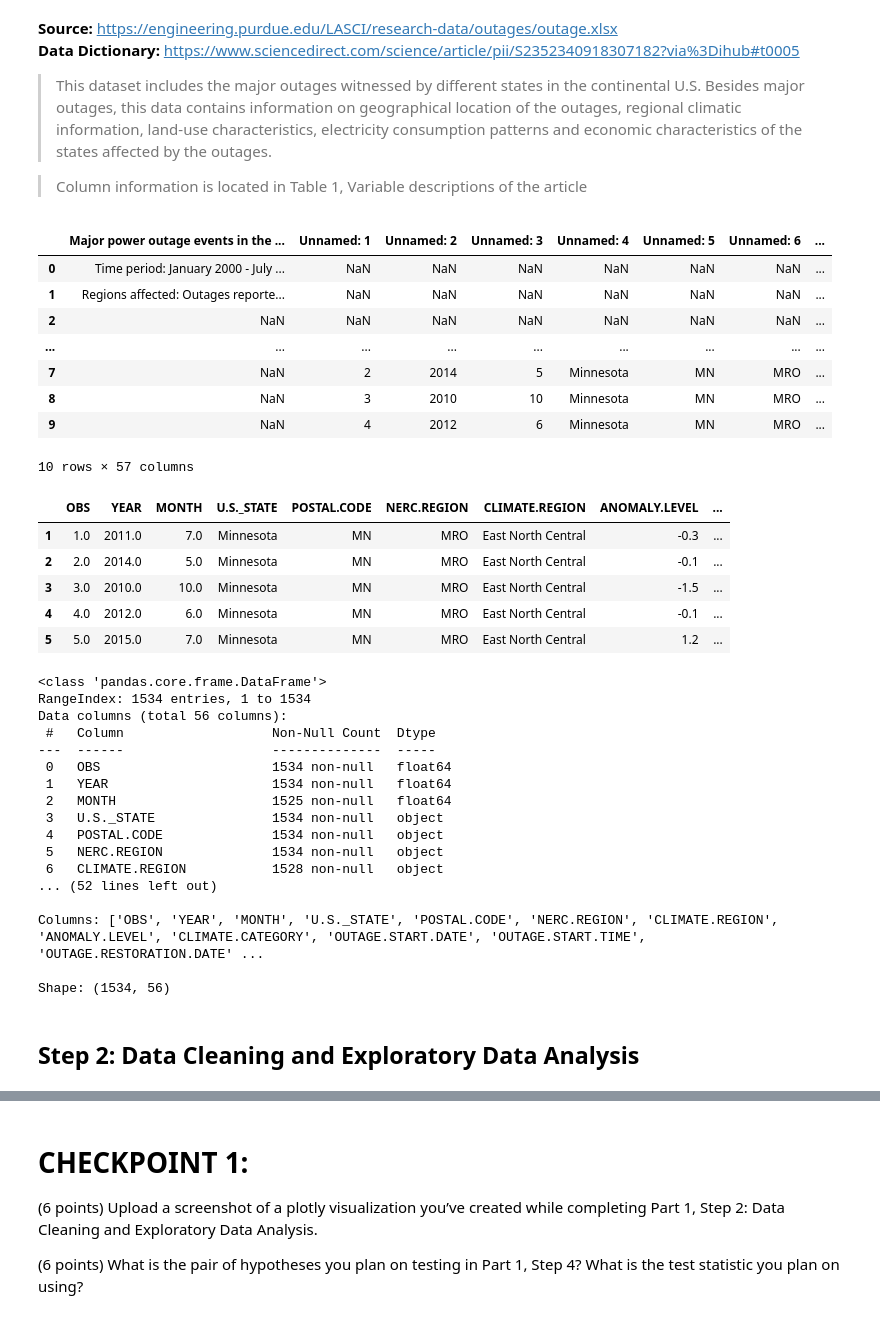
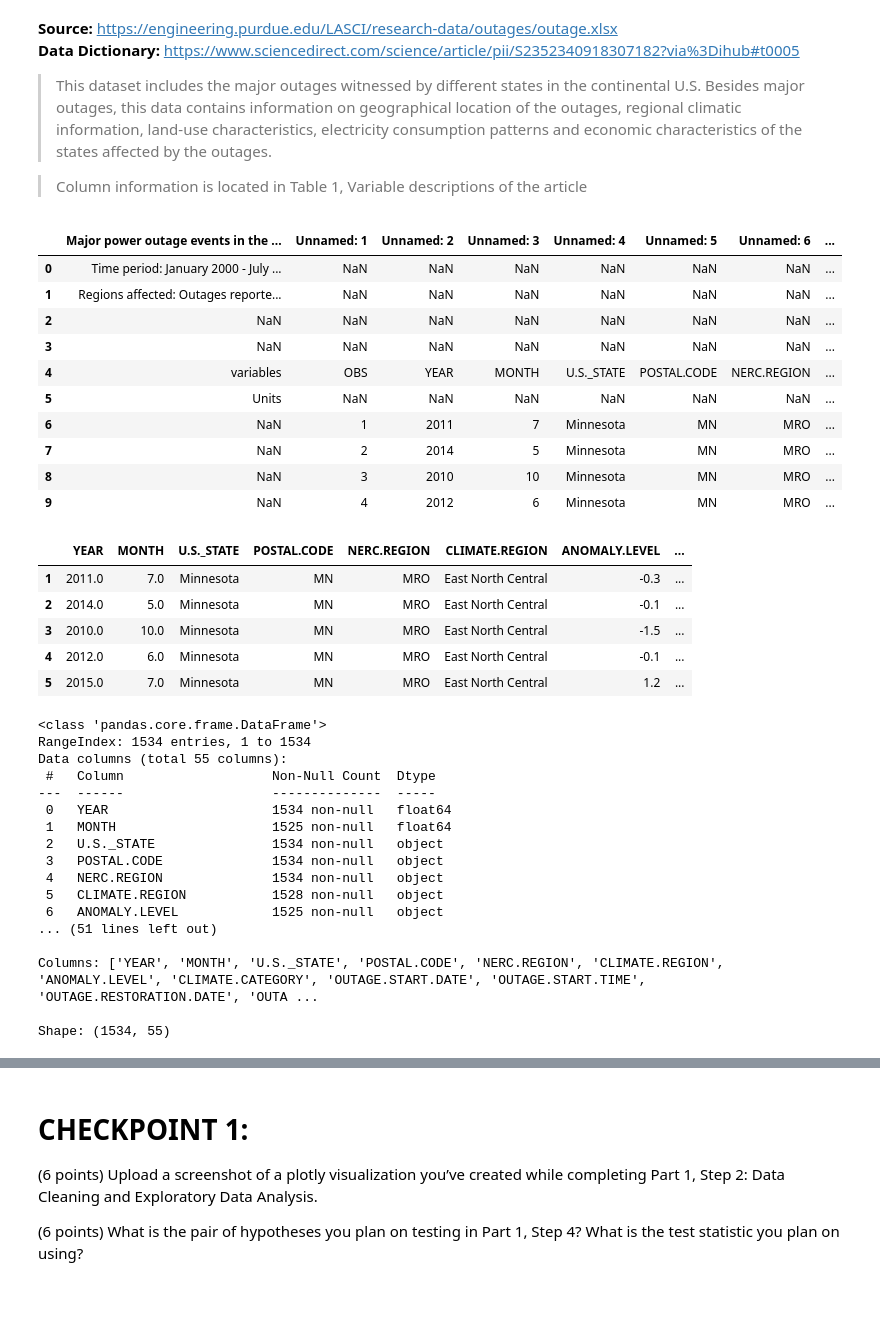
Before and after one commit to k-phantastic/US-Power-Outage-Analysis, a Jupyter notebook: checkpoint1.ipynb, the cells around one changed output, grey strips where cells are left out. Cells and saved outputs as stored; diff of their text form; code cells hidden in the pictures.

Commit message:
Early cleaning pipeline + quick & dirty EDA

```diff
--- a/checkpoint1.ipynb
+++ b/checkpoint1.ipynb
@@ -14,5 +14,6 @@ pd.options.plotting.backend = 'plotly'
 
 from utils import *
 
-# For widescreen display
+# For widescreen display, overrides utils.py settings
 pd.set_option('display.max_columns', None)
+pd.set_option("display.max_rows", None)
@@ -31,7 +34,7 @@ pd.set_option('display.max_columns', None)
 
 > Column information is located in Table 1, Variable descriptions of the article
 # %%
-# Load the dataset
+# Load the raw dataset
 file_path = 'data/outage.xlsx'
 
 raw_df = pd.read_excel(file_path)
@@ -41,25 +44,27 @@ raw_df.head(10)
 | 0 | Time period: January 2000 - July ... | NaN | NaN | NaN | NaN | NaN | NaN | ... |
 | 1 | Regions affected: Outages reporte... | NaN | NaN | NaN | NaN | NaN | NaN | ... |
 | 2 | NaN | NaN | NaN | NaN | NaN | NaN | NaN | ... |
-| ... | ... | ... | ... | ... | ... | ... | ... | ... |
+| 3 | NaN | NaN | NaN | NaN | NaN | NaN | NaN | ... |
+| 4 | variables | OBS | YEAR | MONTH | U.S._STATE | POSTAL.CODE | NERC.REGION | ... |
+| 5 | Units | NaN | NaN | NaN | NaN | NaN | NaN | ... |
+| 6 | NaN | 1 | 2011 | 7 | Minnesota | MN | MRO | ... |
 | 7 | NaN | 2 | 2014 | 5 | Minnesota | MN | MRO | ... |
 | 8 | NaN | 3 | 2010 | 10 | Minnesota | MN | MRO | ... |
 | 9 | NaN | 4 | 2012 | 6 | Minnesota | MN | MRO | ... |
-10 rows × 57 columns
 # %%
-# Initial file has the header in row 5, with first column being blank
-df = pd.read_excel(file_path, header=5, usecols=range(1, 57))
+# Initial file has the header in row 5, with first column being blank and second column being index
+df = pd.read_excel(file_path, header=5, usecols=range(2, 57), )
 
 # Skip the units row
 df = df.drop(index=0)
 df.head()
 # %% [output]
-|  | OBS | YEAR | MONTH | U.S._STATE | POSTAL.CODE | NERC.REGION | CLIMATE.REGION | ANOMALY.LEVEL | ... |
-| 1 | 1.0 | 2011.0 | 7.0 | Minnesota | MN | MRO | East North Central | -0.3 | ... |
-| 2 | 2.0 | 2014.0 | 5.0 | Minnesota | MN | MRO | East North Central | -0.1 | ... |
-| 3 | 3.0 | 2010.0 | 10.0 | Minnesota | MN | MRO | East North Central | -1.5 | ... |
-| 4 | 4.0 | 2012.0 | 6.0 | Minnesota | MN | MRO | East North Central | -0.1 | ... |
-| 5 | 5.0 | 2015.0 | 7.0 | Minnesota | MN | MRO | East North Central | 1.2 | ... |
+|  | YEAR | MONTH | U.S._STATE | POSTAL.CODE | NERC.REGION | CLIMATE.REGION | ANOMALY.LEVEL | ... |
+| 1 | 2011.0 | 7.0 | Minnesota | MN | MRO | East North Central | -0.3 | ... |
+| 2 | 2014.0 | 5.0 | Minnesota | MN | MRO | East North Central | -0.1 | ... |
+| 3 | 2010.0 | 10.0 | Minnesota | MN | MRO | East North Central | -1.5 | ... |
+| 4 | 2012.0 | 6.0 | Minnesota | MN | MRO | East North Central | -0.1 | ... |
+| 5 | 2015.0 | 7.0 | Minnesota | MN | MRO | East North Central | 1.2 | ... |
 # %%
 # DataFrame info
 print(df.info())
@@ -68,20 +73,18 @@ print(f"\nShape: {df.shape}")
 # %% [output]
 <class 'pandas.core.frame.DataFrame'>
 RangeIndex: 1534 entries, 1 to 1534
-Data columns (total 56 columns):
+Data columns (total 55 columns):
  #   Column                   Non-Null Count  Dtype
 ---  ------                   --------------  -----
- 0   OBS                      1534 non-null   float64
- 1   YEAR                     1534 non-null   float64
- 2   MONTH                    1525 non-null   float64
- 3   U.S._STATE               1534 non-null   object
- 4   POSTAL.CODE              1534 non-null   object
- 5   NERC.REGION              1534 non-null   object
- 6   CLIMATE.REGION           1528 non-null   object
-... (52 lines left out)
+ 0   YEAR                     1534 non-null   float64
+ 1   MONTH                    1525 non-null   float64
+ 2   U.S._STATE               1534 non-null   object
+ 3   POSTAL.CODE              1534 non-null   object
+ 4   NERC.REGION              1534 non-null   object
+ 5   CLIMATE.REGION           1528 non-null   object
+ 6   ANOMALY.LEVEL            1525 non-null   object
+... (51 lines left out)
 
-Columns: ['OBS', 'YEAR', 'MONTH', 'U.S._STATE', 'POSTAL.CODE', 'NERC.REGION', 'CLIMATE.REGION', 'ANOMALY.LEVEL', 'CLIMATE.CATEGORY', 'OUTAGE.START.DATE', 'OUTAGE.START.TIME', 'OUTAGE.RESTORATION.DATE' ...
+Columns: ['YEAR', 'MONTH', 'U.S._STATE', 'POSTAL.CODE', 'NERC.REGION', 'CLIMATE.REGION', 'ANOMALY.LEVEL', 'CLIMATE.CATEGORY', 'OUTAGE.START.DATE', 'OUTAGE.START.TIME', 'OUTAGE.RESTORATION.DATE', 'OUTA ...
 
-Shape: (1534, 56)
+Shape: (1534, 55)
-# %% [markdown]
-## Step 2: Data Cleaning and Exploratory Data Analysis
```
Also changed, not shown: parts of 14 cells of this notebook.
